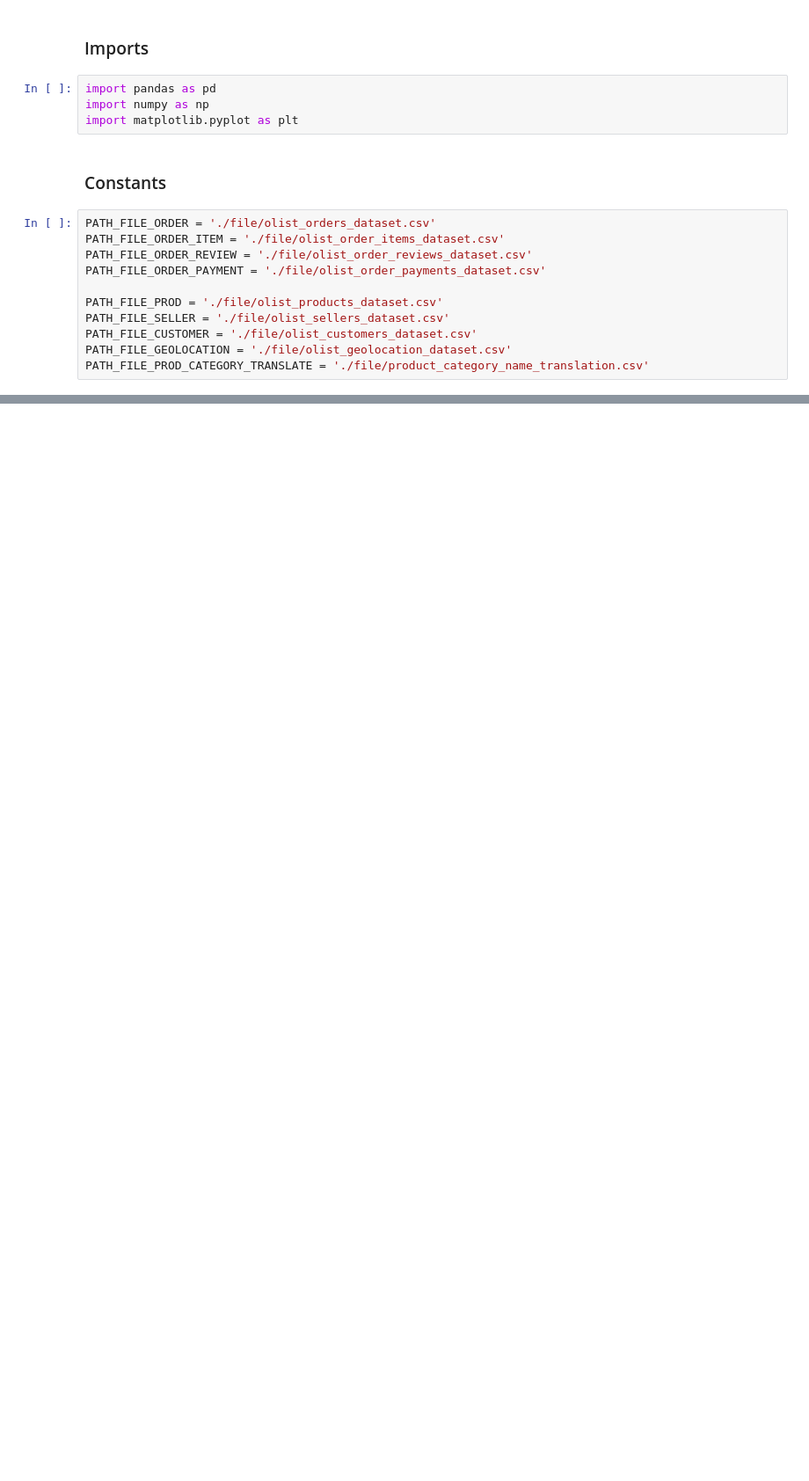
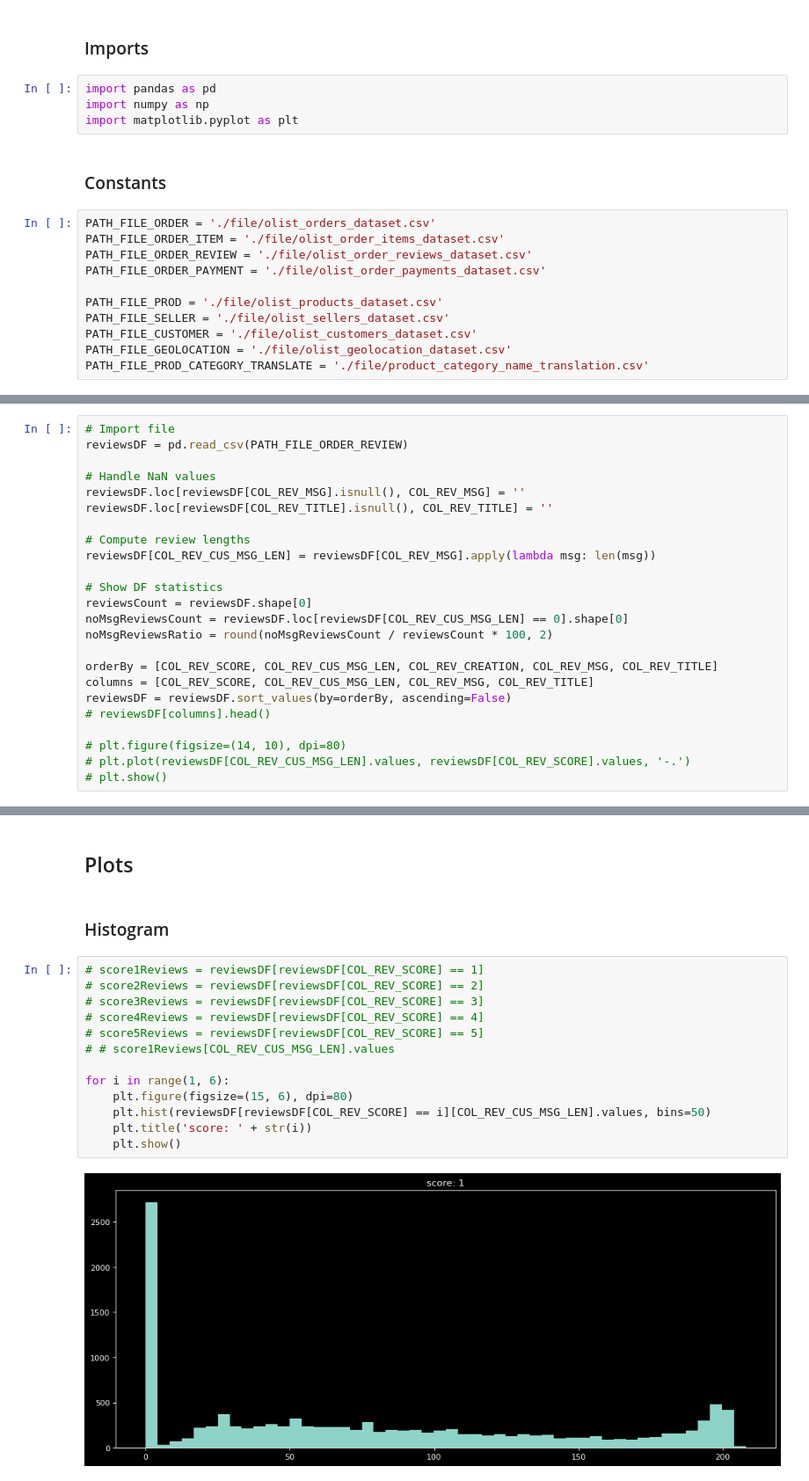
Before and after one commit to hjcostabr76/ml, a Jupyter notebook: nlp/e-commerce/nb_ecommerce.ipynb, the cells around one changed output, grey strips where cells are left out. Shown at 88% size. Saved outputs shown, nothing was run; the diff lists cells and outputs as text; blank space fills up the shorter version.

Commit message:
feat(ecommerce): parse reviews data

```diff
--- a/nlp/e-commerce/nb_ecommerce.ipynb
+++ b/nlp/e-commerce/nb_ecommerce.ipynb
@@ -21,0 +39,24 @@ PATH_FILE_PROD_CATEGORY_TRANSLATE = './file/product_category_name_translation.cs
+# %%
+# Import file
+reviewsDF = pd.read_csv(PATH_FILE_ORDER_REVIEW)
+
+# Handle NaN values
+reviewsDF.loc[reviewsDF[COL_REV_MSG].isnull(), COL_REV_MSG] = ''
+reviewsDF.loc[reviewsDF[COL_REV_TITLE].isnull(), COL_REV_TITLE] = ''
+
+# Compute review lengths
+reviewsDF[COL_REV_CUS_MSG_LEN] = reviewsDF[COL_REV_MSG].apply(lambda msg: len(msg))
+
+# Show DF statistics
+reviewsCount = reviewsDF.shape[0]
+noMsgReviewsCount = reviewsDF.loc[reviewsDF[COL_REV_CUS_MSG_LEN] == 0].shape[0]
+noMsgReviewsRatio = round(noMsgReviewsCount / reviewsCount * 100, 2)
+
+orderBy = [COL_REV_SCORE, COL_REV_CUS_MSG_LEN, COL_REV_CREATION, COL_REV_MSG, COL_REV_TITLE]
+columns = [COL_REV_SCORE, COL_REV_CUS_MSG_LEN, COL_REV_MSG, COL_REV_TITLE]
+reviewsDF = reviewsDF.sort_values(by=orderBy, ascending=False)
+# reviewsDF[columns].head()
+
+# plt.figure(figsize=(14, 10), dpi=80)
+# plt.plot(reviewsDF[COL_REV_CUS_MSG_LEN].values, reviewsDF[COL_REV_SCORE].values, '-.')
+# plt.show()
@@ -93,0 +111,19 @@ Empty message reviews: 58247 / 100000 (58.25%)
+# %% [markdown]
+## Plots
+# %% [markdown]
+### Histogram
+# %%
+# score1Reviews = reviewsDF[reviewsDF[COL_REV_SCORE] == 1]
+# score2Reviews = reviewsDF[reviewsDF[COL_REV_SCORE] == 2]
+# score3Reviews = reviewsDF[reviewsDF[COL_REV_SCORE] == 3]
+# score4Reviews = reviewsDF[reviewsDF[COL_REV_SCORE] == 4]
+# score5Reviews = reviewsDF[reviewsDF[COL_REV_SCORE] == 5]
+# # score1Reviews[COL_REV_CUS_MSG_LEN].values
+
+for i in range(1, 6):
+    plt.figure(figsize=(15, 6), dpi=80)
+    plt.hist(reviewsDF[reviewsDF[COL_REV_SCORE] == i][COL_REV_CUS_MSG_LEN].values, bins=50)
+    plt.title('score: ' + str(i))
+    plt.show()
+# %% [output]
+[figure, added]
```
Also changed, not shown: parts of 12 cells of this notebook.
